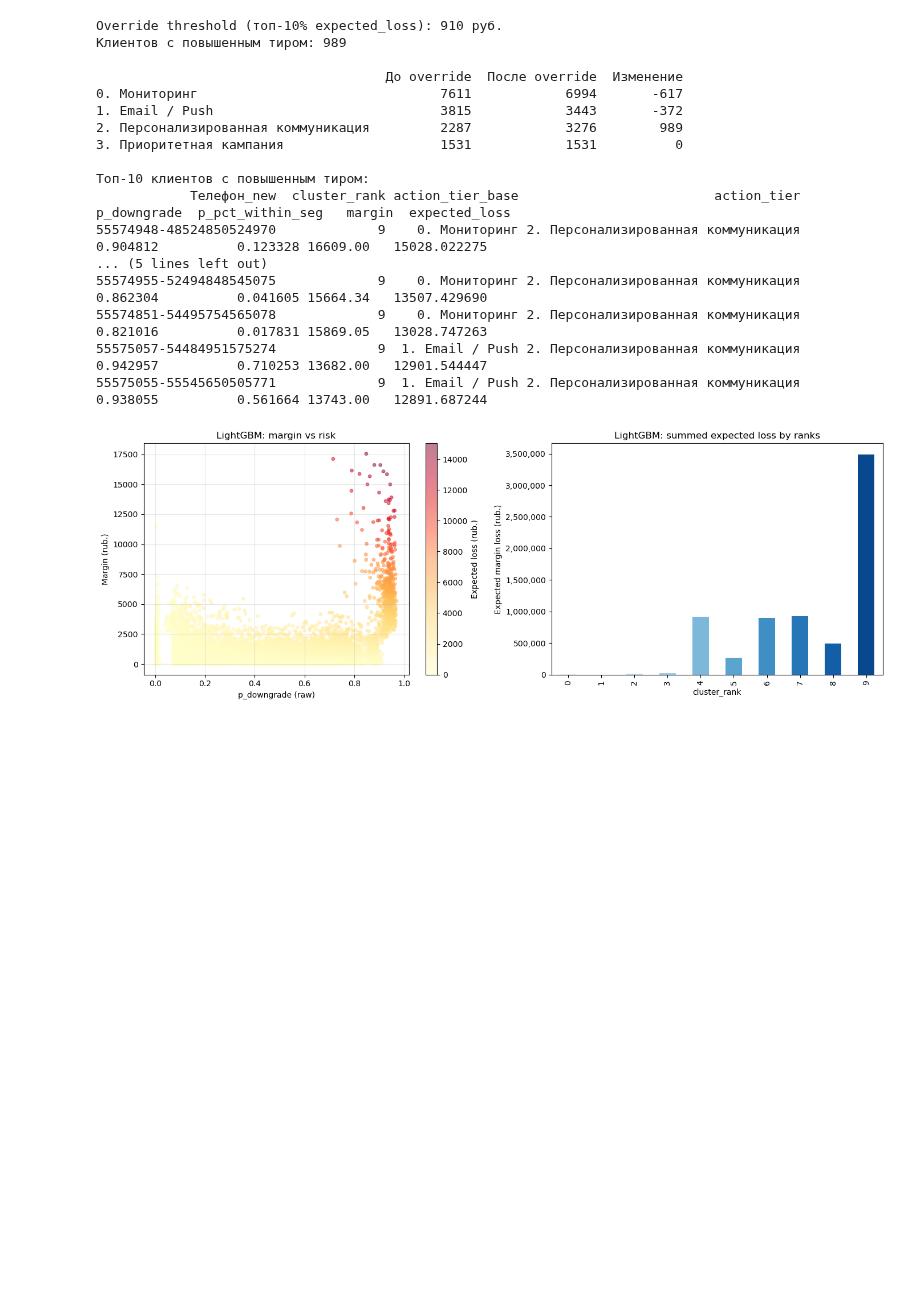
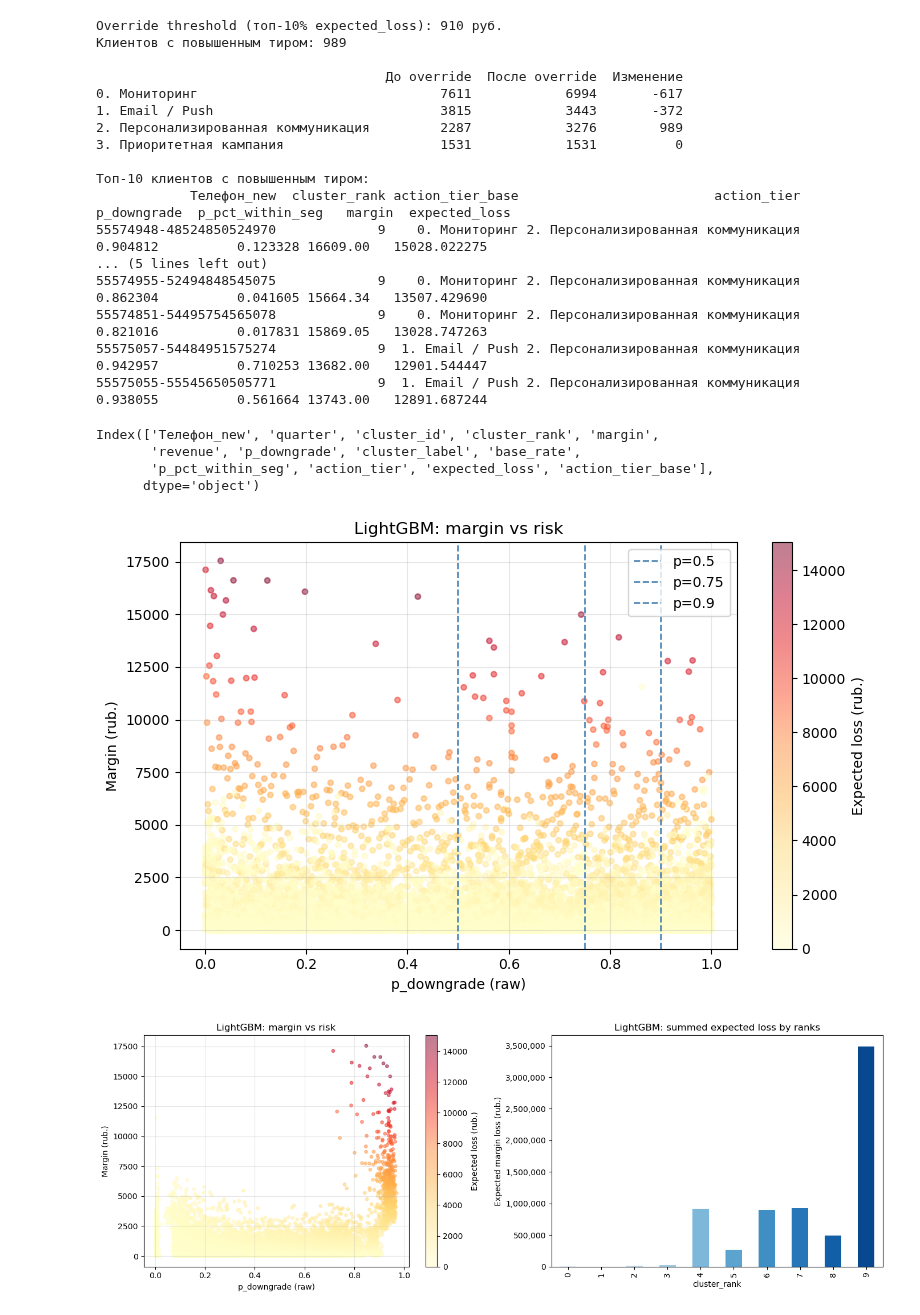
Before and after one commit to Dasha1329/thesis-lyakhova-2026, a Jupyter notebook: overflows k-means.ipynb, the cells around one changed output. Cells and saved outputs as stored; diff of their text form; code cells hidden in the pictures; blank space fills up the shorter version.

```diff
--- a/overflows k-means.ipynb
+++ b/overflows k-means.ipynb
@@ -1775,6 +1654,39 @@ Override threshold (топ-10% expected_loss): 910 руб.
 55574851-54495754565078             9    0. Мониторинг 2. Персонализированная коммуникация     0.821016          0.017831 15869.05   13028.747263
 55575057-54484951575274             9  1. Email / Push 2. Персонализированная коммуникация     0.942957          0.710253 13682.00   12901.544447
 55575055-55545650505771             9  1. Email / Push 2. Персонализированная коммуникация     0.938055          0.561664 13743.00   12891.687244
+# %%
+test_scores_lgbm.columns
+# %% [output]
+Index(['Телефон_new', 'quarter', 'cluster_id', 'cluster_rank', 'margin',
+       'revenue', 'p_downgrade', 'cluster_label', 'base_rate',
+       'p_pct_within_seg', 'action_tier', 'expected_loss', 'action_tier_base'],
+      dtype='object')
+# %%
+fig, ax = plt.subplots(figsize=(8, 5))
+
+sc = ax.scatter(
+    test_scores_lgbm["p_pct_within_seg"],
+    test_scores_lgbm["margin"].clip(lower=0),
+    c=test_scores_lgbm["expected_loss"],
+    cmap="YlOrRd",
+    alpha=0.5,
+    s=15,
+)
+plt.colorbar(sc, ax=ax, label="Expected loss (rub.)")
+
+for threshold in [0.5, 0.75, 0.9]:
+    ax.axvline(x=threshold, color="steelblue", linestyle="--", linewidth=1.2, label=f"p={threshold}")
+
+ax.set_xlabel("p_downgrade (raw)")
+ax.set_ylabel("Margin (rub.)")
+ax.set_title("LightGBM: margin vs risk")
+ax.grid(True, alpha=0.3)
+ax.legend()
+
+plt.tight_layout()
+plt.show()
+# %% [output]
+[figure, added]
 # %%
 fig, axes = plt.subplots(1, 2, figsize=(14, 5))
 
```
Also changed, not shown: parts of 39 cells of this notebook, 2 other files.
